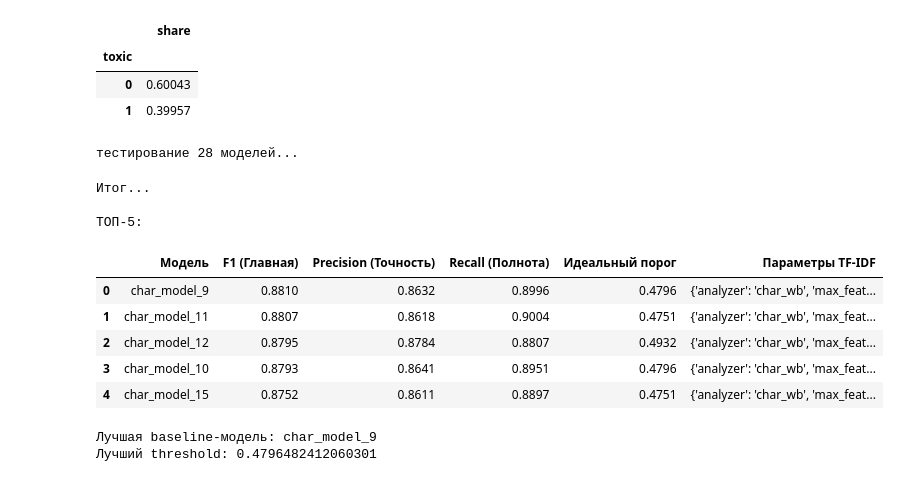
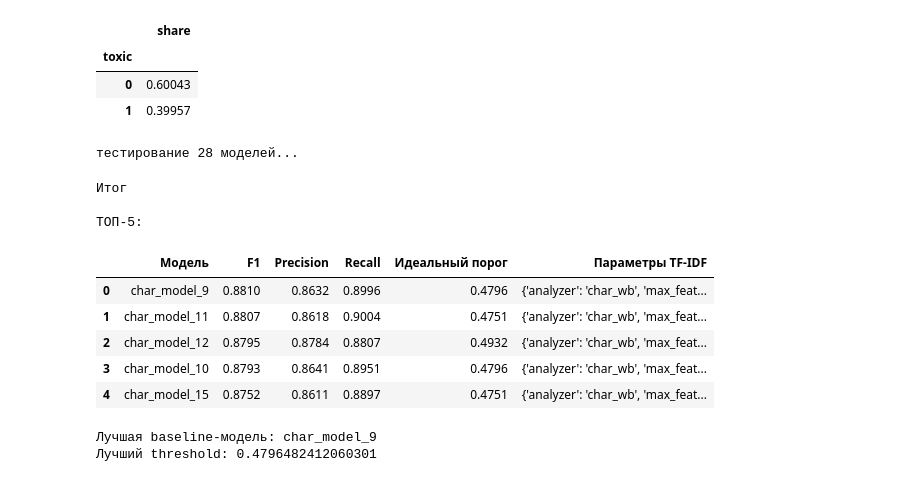
Before and after one commit to d-oley/AlfaCaseBot, a Jupyter notebook: ml/training_censor_model.ipynb, the cells around one changed output. Drawn from its saved outputs; the diff is of its cells as text; code cells hidden in the pictures.

```diff
--- a/ml/training_censor_model.ipynb
+++ b/ml/training_censor_model.ipynb
@@ -36,5 +27,5 @@ from sklearn.model_selection import ParameterGrid
 sns.set_theme(style="whitegrid")
 pd.set_option("display.max_colwidth", 160)
 # %%
-df_orig = pd.read_csv("labeled.csv")
+df_orig = pd.read_csv("data1.csv")
 df = df_orig.copy()
@@ -55,3 +32,2 @@ df = df_orig.copy()
 # %%
-df1 = pd.read_csv("labeled2.csv")
-df1
+df1 = pd.read_csv("data2.csv")
@@ -174,7 +119,7 @@ grid_words = ParameterGrid({
     "binary": [True, False]
 })
 
-# Сетка для поиска по СИМВОЛАМ (хакерские опечатки)
+# Сетка для поиска по СИМВОЛАМ
 grid_chars = ParameterGrid({
     "analyzer": ["char", "char_wb"],
     "ngram_range": [(3, 5), (3, 6)],
@@ -209,7 +154,6 @@ baseline_results = []
 pbar = tqdm(baseline_candidates, desc="Подготовка...")
 
 for candidate in pbar:
-    # Динамически меняем текст слева от прогресс-бара
     pbar.set_description(f"Обучаю {candidate['name']}")
 
     # Векторизация текста
@@ -226,7 +170,7 @@ for candidate in pbar:
     )
     model.fit(X_train_vec, y_train)
 
-    # Получаем вероятности токсичности
+    # вероятности токсичности
     valid_proba = model.predict_proba(X_valid_vec)[:, 1]
 
     # Перебираем 200 вариантов строгости (порогов)
@@ -246,50 +190,47 @@ for candidate in pbar:
             "f1": f1,
         })
 
-    # Находим лучший порог для ЭТОЙ модели по F1
     threshold_curve = pd.DataFrame(threshold_rows)
-    best_row = threshold_curve.sort_values(["f1", "precision", "recall"], ascending=False).iloc[0]
+    best_row = threshold_curve.sort_values(["f1", "recall", "precision"], ascending=False).iloc[0]
     best_threshold = float(best_row["threshold"])
 
     # Сохраняем все результаты
     baseline_results.append({
         "name": candidate["name"],
         "params": candidate["params"],
         "vectorizer": vectorizer,
         "model": model,
         "threshold": best_threshold,
         "threshold_curve": threshold_curve,
         "validation_f1": float(best_row["f1"]),
         "validation_precision": float(best_row["precision"]),
         "validation_recall": float(best_row["recall"]),
     })
 
-    # Динамически выводим результат справа от прогресс-бара
-    pbar.set_postfix({"F1": f"{float(best_row['f1']):.4f}"})
 
 #ФОРМИРУЕМ ФИНАЛЬНУЮ ТАБЛИЦУ ПОБЕДИТЕЛЕЙ
-print("\nИтог...")
+print("\nИтог")
 
 baseline_summary = pd.DataFrame([
     {
         "Модель": result["name"],
-        "F1 (Главная)": round(result["validation_f1"], 4),
-        "Precision (Точность)": round(result["validation_precision"], 4),
-        "Recall (Полнота)": round(result["validation_recall"], 4),
+        "F1": round(result["validation_f1"], 4),
+        "Precision": round(result["validation_precision"], 4),
+        "Recall": round(result["validation_recall"], 4),
         "Идеальный порог": round(result["threshold"], 4),
         "Параметры TF-IDF": result["params"],
     }
     for result in baseline_results
 ]).sort_values(["F1", "Precision", "Recall"], ascending=False).reset_index(drop=True)
 
 print("\nТОП-5:")
 baseline_summary.head(5)
 # %% [output]
 тестирование 28 моделей...
-Итог...
+Итог
 
 ТОП-5:
-|  | Модель | F1 (Главная) | Precision (Точность) | Recall (Полнота) | Идеальный порог | Параметры TF-IDF |
+|  | Модель | F1 | Precision | Recall | Идеальный порог | Параметры TF-IDF |
 | 0 | char_model_9 | 0.8810 | 0.8632 | 0.8996 | 0.4796 | {'analyzer': 'char_wb', 'max_feat... |
 | 1 | char_model_11 | 0.8807 | 0.8618 | 0.9004 | 0.4751 | {'analyzer': 'char_wb', 'max_feat... |
 | 2 | char_model_12 | 0.8795 | 0.8784 | 0.8807 | 0.4932 | {'analyzer': 'char_wb', 'max_feat... |
```
Also changed, not shown: parts of 13 cells of this notebook, 5 other files.
